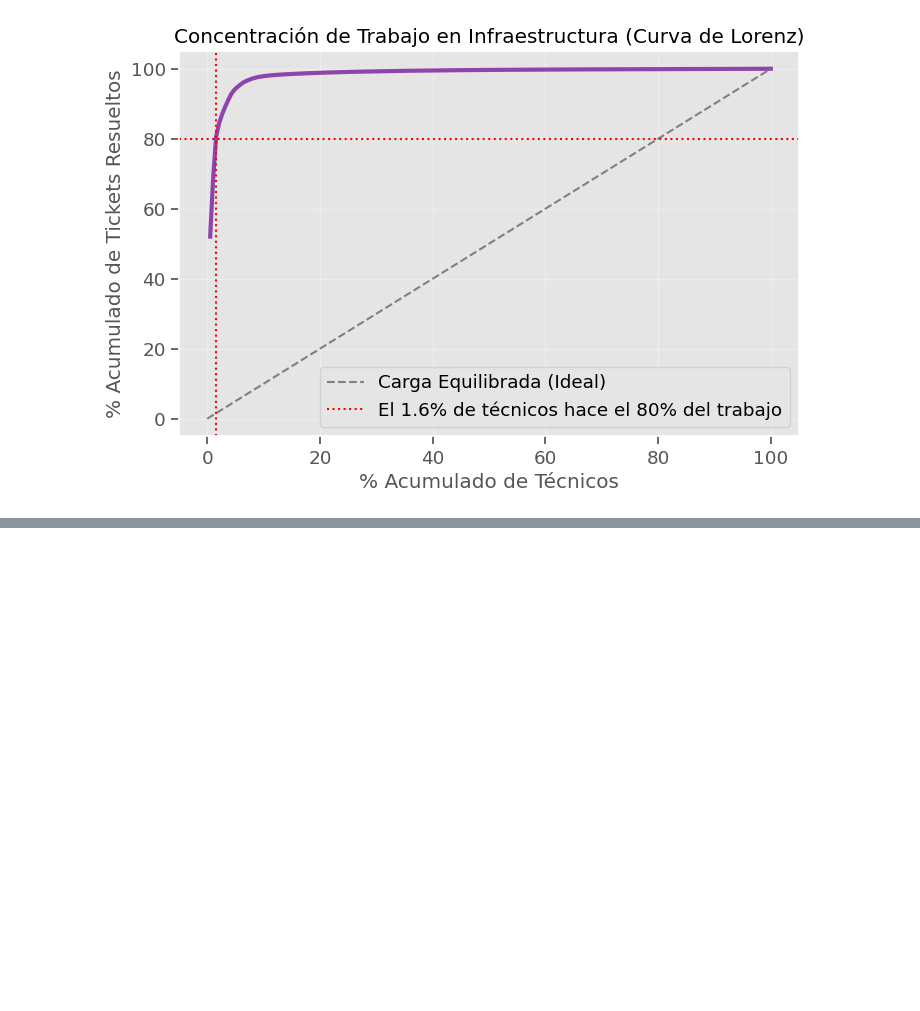
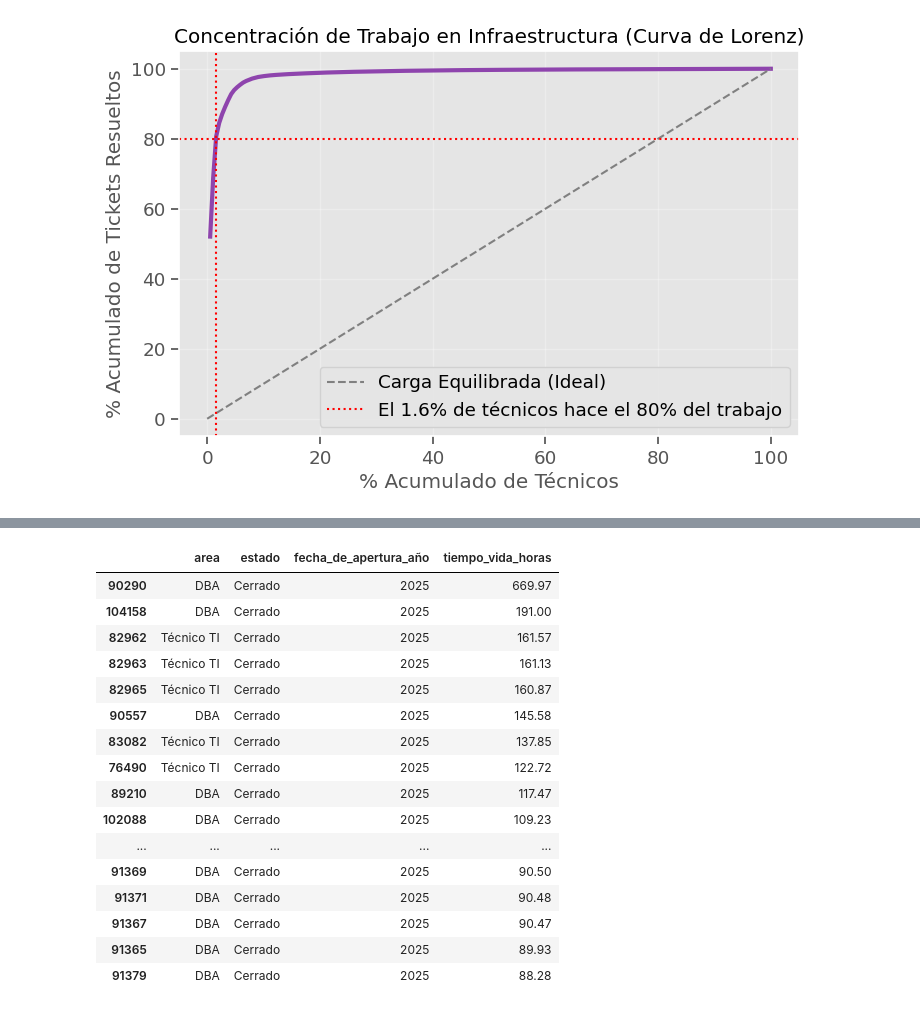
Before and after one commit to NicoFuentese/historical-analysis-management-tickets, a Jupyter notebook: notebooks/3.1-EDA_Infraestructura-TI.ipynb, the cells around one changed output, grey strips where cells are left out. Drawn from its saved outputs; the diff is of its cells as text; code cells hidden in the pictures; blank space fills up the shorter version.

Commit message:
EDA infra TI carga de trabajo y brechas

```diff
--- a/notebooks/3.1-EDA_Infraestructura-TI.ipynb
+++ b/notebooks/3.1-EDA_Infraestructura-TI.ipynb
@@ -276,0 +297,23 @@ Passing `palette` without assigning `hue` is deprecated and will be removed in v
+# %%
+#analisis trabajo manual DBA Scripts
+tk_gt = df_infra[df_infra["asignado_a__tecnico"] == "Gonzalo Alejandro Tobar Ramirez (17)"].sort_values("tiempo_vida_horas", ascending=False)
+gt2025 = tk_gt[tk_gt["fecha_de_apertura_año"] == 2025]
+gt2025[["area","estado","fecha_de_apertura_año","tiempo_vida_horas"]].head(20)
+# %% [output]
+|  | area | estado | fecha_de_apertura_año | tiempo_vida_horas |
+| 90290 | DBA | Cerrado | 2025 | 669.97 |
+| 104158 | DBA | Cerrado | 2025 | 191.00 |
+| 82962 | Técnico TI | Cerrado | 2025 | 161.57 |
+| 82963 | Técnico TI | Cerrado | 2025 | 161.13 |
+| 82965 | Técnico TI | Cerrado | 2025 | 160.87 |
+| 90557 | DBA | Cerrado | 2025 | 145.58 |
+| 83082 | Técnico TI | Cerrado | 2025 | 137.85 |
+| 76490 | Técnico TI | Cerrado | 2025 | 122.72 |
+| 89210 | DBA | Cerrado | 2025 | 117.47 |
+| 102088 | DBA | Cerrado | 2025 | 109.23 |
+| ... | ... | ... | ... | ... |
+| 91369 | DBA | Cerrado | 2025 | 90.50 |
+| 91371 | DBA | Cerrado | 2025 | 90.48 |
+| 91367 | DBA | Cerrado | 2025 | 90.47 |
+| 91365 | DBA | Cerrado | 2025 | 89.93 |
+| 91379 | DBA | Cerrado | 2025 | 88.28 |
```
Also changed, not shown: parts of 2 cells of this notebook.
